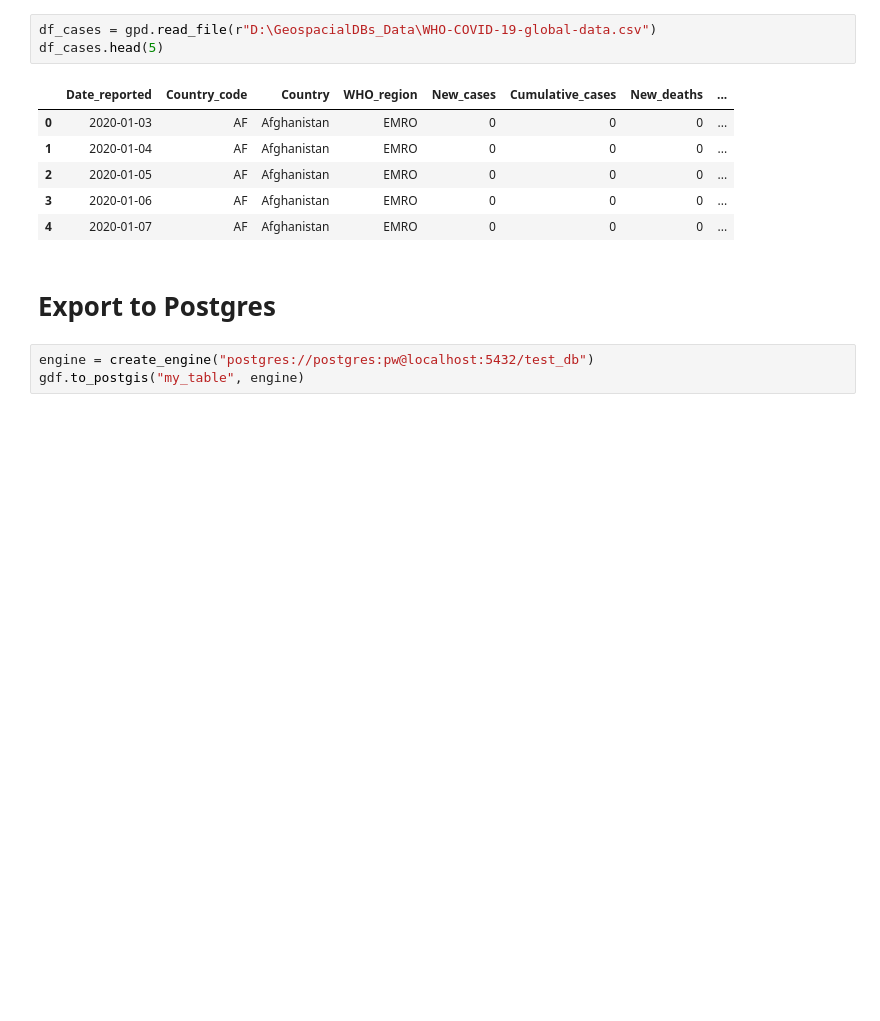
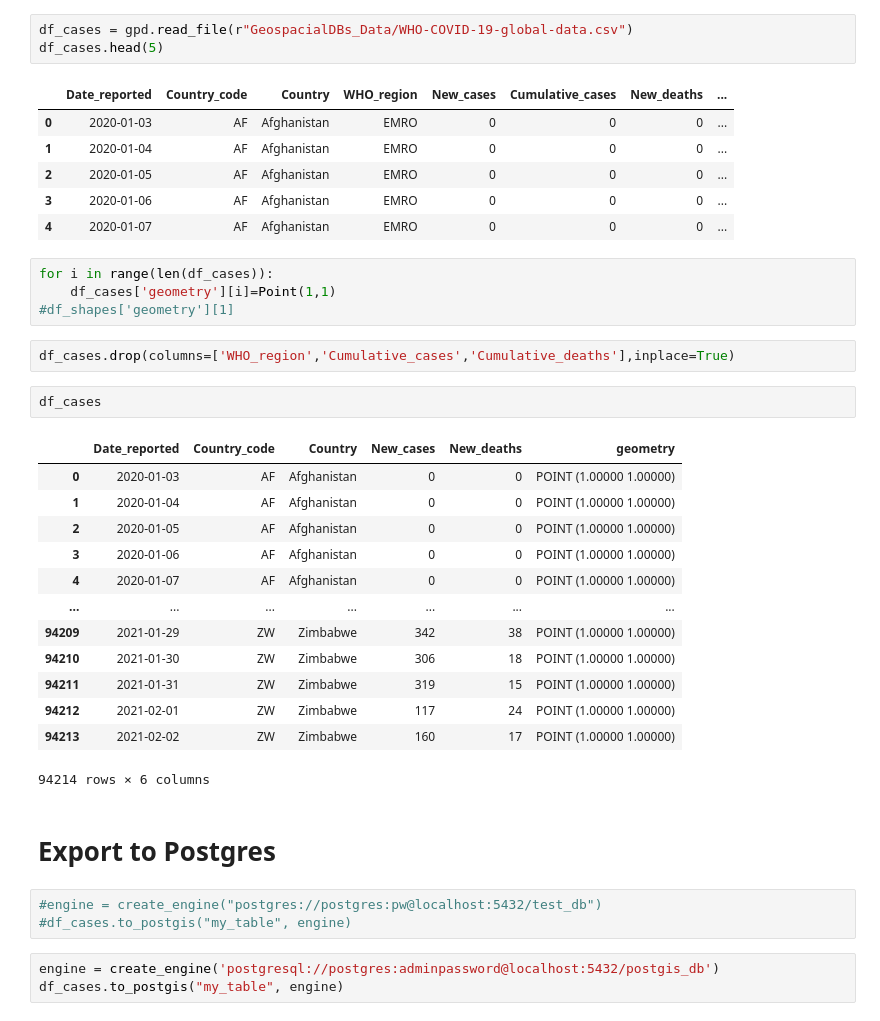
Before and after one commit to pwl482/home_squad, a Jupyter notebook: Combine_Data_and_Export.ipynb, the cells around one changed output. Saved outputs shown, nothing was run; the diff lists cells and outputs as text; blank space fills up the shorter version.

```diff
--- a/Combine_Data_and_Export.ipynb
+++ b/Combine_Data_and_Export.ipynb
@@ -66,7 +84,7 @@ df_flight.head(5)
 # %% [markdown]
 # Import WHO Covid Cases
 # %%
-df_cases = gpd.read_file(r"D:\GeospacialDBs_Data\WHO-COVID-19-global-data.csv")
+df_cases = gpd.read_file(r"GeospacialDBs_Data/WHO-COVID-19-global-data.csv")
 df_cases.head(5)
 # %% [output]
 |  | Date_reported | Country_code | Country | WHO_region | New_cases | Cumulative_cases | New_deaths | ... |
@@ -75,8 +93,33 @@ df_cases.head(5)
 | 2 | 2020-01-05 | AF | Afghanistan | EMRO | 0 | 0 | 0 | ... |
 | 3 | 2020-01-06 | AF | Afghanistan | EMRO | 0 | 0 | 0 | ... |
 | 4 | 2020-01-07 | AF | Afghanistan | EMRO | 0 | 0 | 0 | ... |
+# %%
+for i in range(len(df_cases)):
+    df_cases['geometry'][i]=Point(1,1)
+#df_shapes['geometry'][1]
+# %%
+df_cases.drop(columns=['WHO_region','Cumulative_cases','Cumulative_deaths'],inplace=True)
+# %%
+df_cases
+# %% [output]
+|  | Date_reported | Country_code | Country | New_cases | New_deaths | geometry |
+| 0 | 2020-01-03 | AF | Afghanistan | 0 | 0 | POINT (1.00000 1.00000) |
+| 1 | 2020-01-04 | AF | Afghanistan | 0 | 0 | POINT (1.00000 1.00000) |
+| 2 | 2020-01-05 | AF | Afghanistan | 0 | 0 | POINT (1.00000 1.00000) |
+| 3 | 2020-01-06 | AF | Afghanistan | 0 | 0 | POINT (1.00000 1.00000) |
+| 4 | 2020-01-07 | AF | Afghanistan | 0 | 0 | POINT (1.00000 1.00000) |
+| ... | ... | ... | ... | ... | ... | ... |
+| 94209 | 2021-01-29 | ZW | Zimbabwe | 342 | 38 | POINT (1.00000 1.00000) |
+| 94210 | 2021-01-30 | ZW | Zimbabwe | 306 | 18 | POINT (1.00000 1.00000) |
+| 94211 | 2021-01-31 | ZW | Zimbabwe | 319 | 15 | POINT (1.00000 1.00000) |
+| 94212 | 2021-02-01 | ZW | Zimbabwe | 117 | 24 | POINT (1.00000 1.00000) |
+| 94213 | 2021-02-02 | ZW | Zimbabwe | 160 | 17 | POINT (1.00000 1.00000) |
+94214 rows × 6 columns
 # %% [markdown]
 # Export to Postgres
 # %%
-engine = create_engine("postgres://postgres:pw@localhost:5432/test_db")
-gdf.to_postgis("my_table", engine)
+#engine = create_engine("postgres://postgres:pw@localhost:5432/test_db")
+#df_cases.to_postgis("my_table", engine)
+# %%
+engine = create_engine('postgresql://postgres:adminpassword@localhost:5432/postgis_db')
+df_cases.to_postgis("my_table", engine)
```
Also changed, not shown: parts of 9 cells of this notebook, 1 other file.
